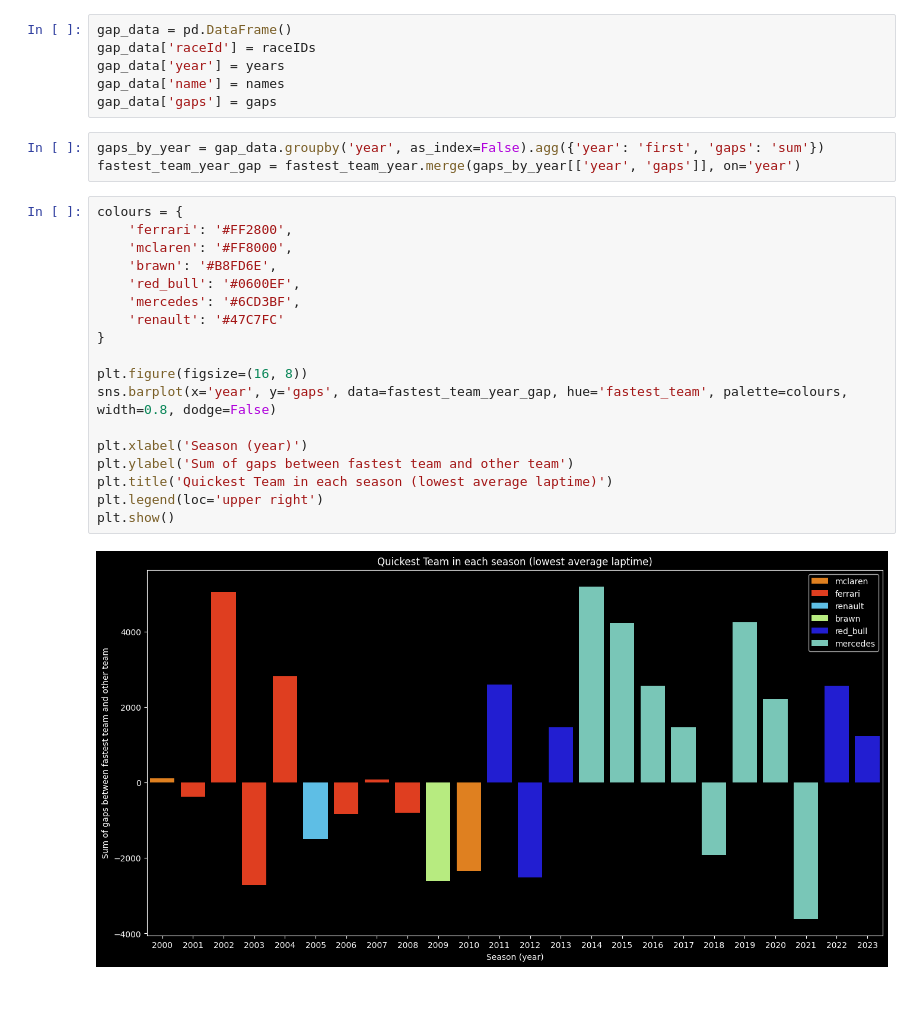
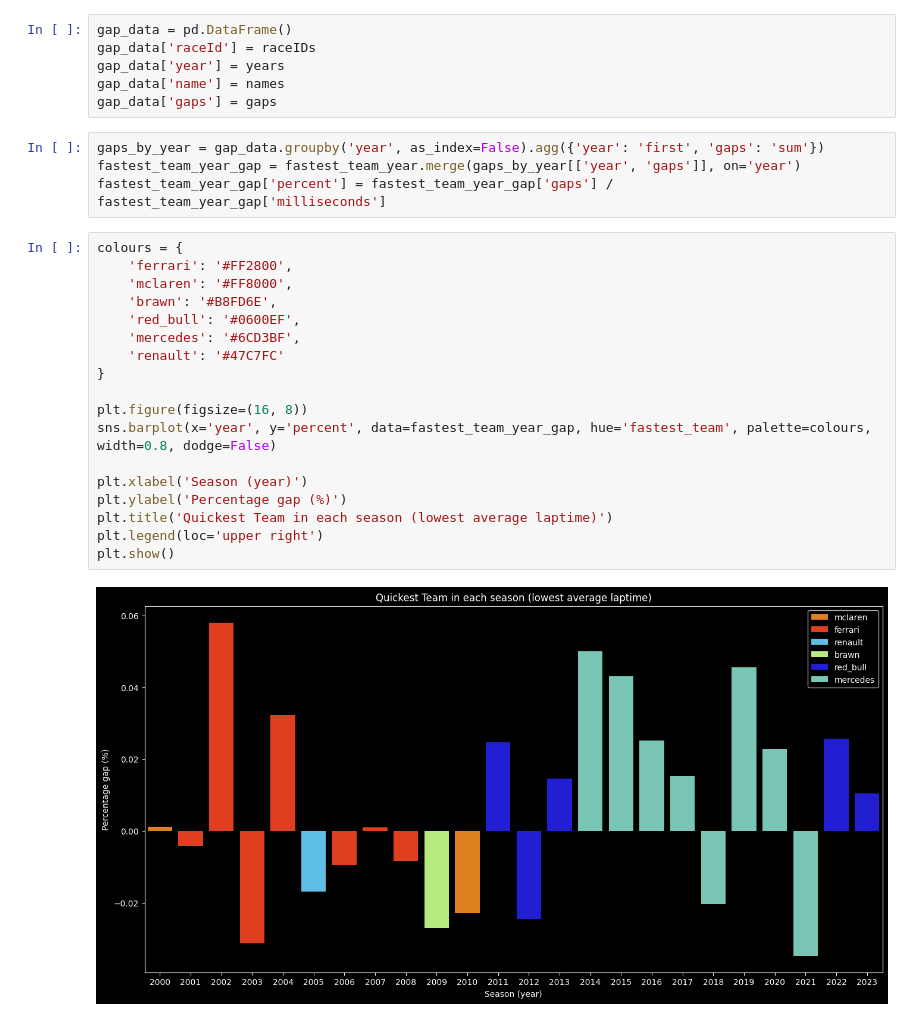
Before and after one commit to MatthewFoster02/The-Formula-Behind-Formula-1-Driven-By-Data, a Jupyter notebook: src/most_dominant_teams.ipynb, the cells around one changed output. Cells and saved outputs as stored; diff of their text form; blank space fills up the shorter version.

Commit message:
percentage

```diff
--- a/src/most_dominant_teams.ipynb
+++ b/src/most_dominant_teams.ipynb
@@ -236,23 +236,24 @@ gap_data['gaps'] = gaps
 # %%
 gaps_by_year = gap_data.groupby('year', as_index=False).agg({'year': 'first', 'gaps': 'sum'})
 fastest_team_year_gap = fastest_team_year.merge(gaps_by_year[['year', 'gaps']], on='year')
+fastest_team_year_gap['percent'] = fastest_team_year_gap['gaps'] / fastest_team_year_gap['milliseconds']
 # %%
 colours = {
     'ferrari': '#FF2800',
     'mclaren': '#FF8000',
     'brawn': '#B8FD6E',
     'red_bull': '#0600EF',
     'mercedes': '#6CD3BF',
     'renault': '#47C7FC'
 }
 
 plt.figure(figsize=(16, 8))
-sns.barplot(x='year', y='gaps', data=fastest_team_year_gap, hue='fastest_team', palette=colours, width=0.8, dodge=False)
+sns.barplot(x='year', y='percent', data=fastest_team_year_gap, hue='fastest_team', palette=colours, width=0.8, dodge=False)
 
 plt.xlabel('Season (year)')
-plt.ylabel('Sum of gaps between fastest team and other team')
+plt.ylabel('Percentage gap (%)')
 plt.title('Quickest Team in each season (lowest average laptime)')
 plt.legend(loc='upper right')
 plt.show()
 # %% [output]
-[figure, old version]
+[figure, new version]
```
Also changed, not shown: 1 other file.
